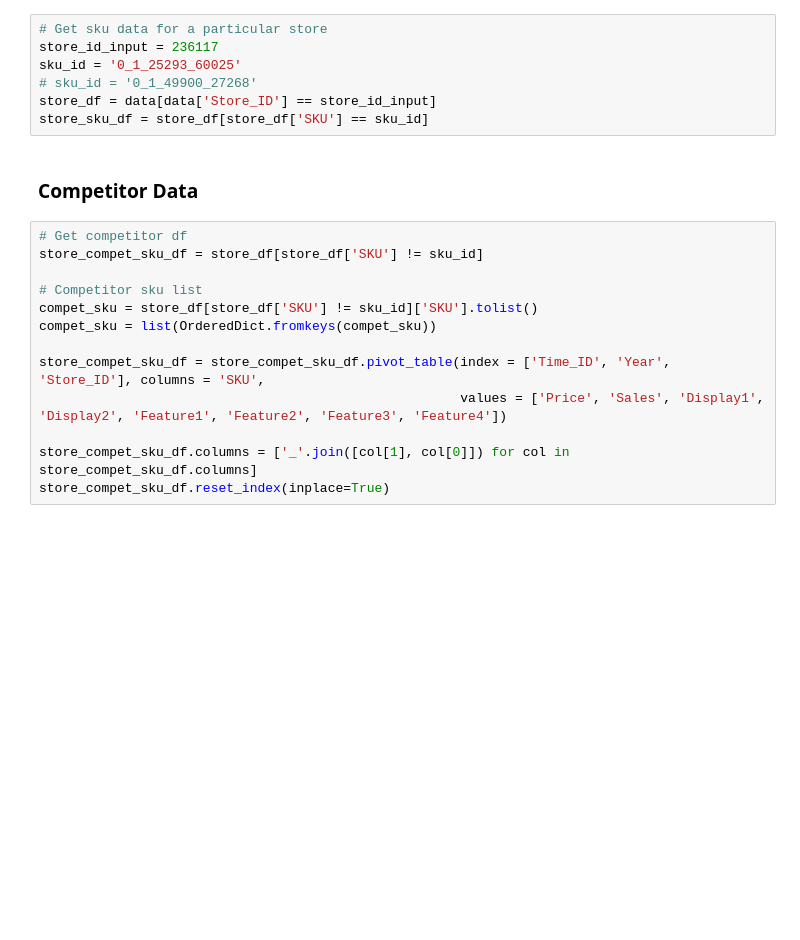
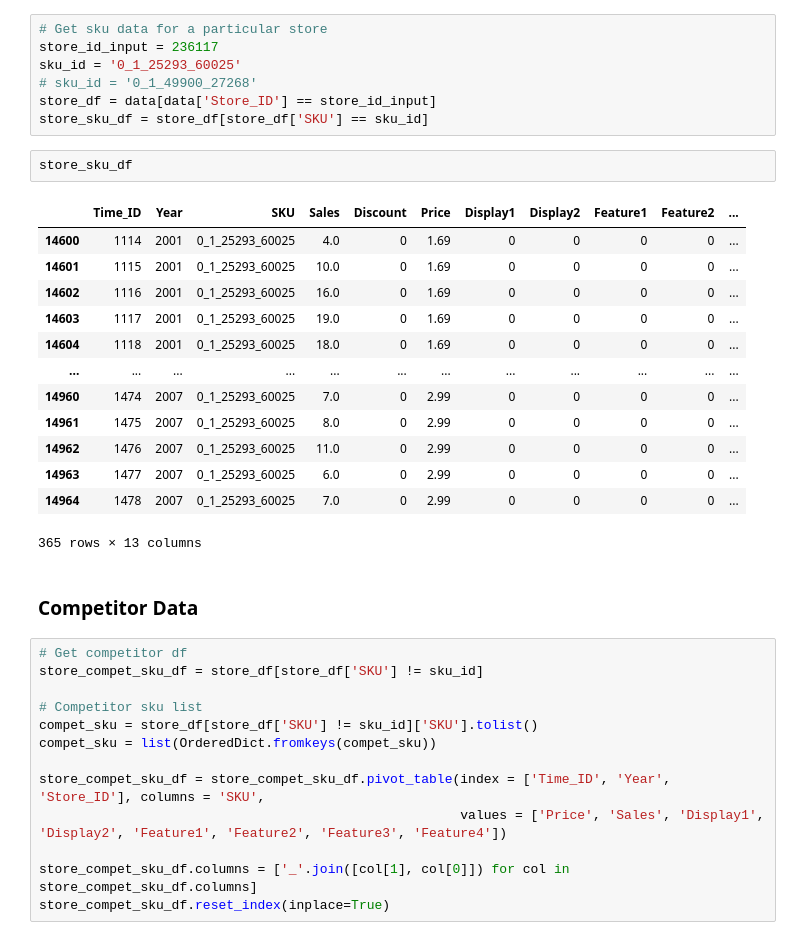
Before and after one commit to davzoku/ai-planning, a Jupyter notebook: our_impl/notebooks/demand_function_translation.ipynb, the cells around one changed output. Cells and saved outputs as stored; diff of their text form; blank space fills up the shorter version.

```diff
--- a/our_impl/notebooks/demand_function_translation.ipynb
+++ b/our_impl/notebooks/demand_function_translation.ipynb
@@ -16,6 +53,22 @@ sku_id = '0_1_25293_60025'
 # sku_id = '0_1_49900_27268'
 store_df = data[data['Store_ID'] == store_id_input]
 store_sku_df = store_df[store_df['SKU'] == sku_id]
+# %%
+store_sku_df
+# %% [output]
+|  | Time_ID | Year | SKU | Sales | Discount | Price | Display1 | Display2 | Feature1 | Feature2 | ... |
+| 14600 | 1114 | 2001 | 0_1_25293_60025 | 4.0 | 0 | 1.69 | 0 | 0 | 0 | 0 | ... |
+| 14601 | 1115 | 2001 | 0_1_25293_60025 | 10.0 | 0 | 1.69 | 0 | 0 | 0 | 0 | ... |
+| 14602 | 1116 | 2001 | 0_1_25293_60025 | 16.0 | 0 | 1.69 | 0 | 0 | 0 | 0 | ... |
+| 14603 | 1117 | 2001 | 0_1_25293_60025 | 19.0 | 0 | 1.69 | 0 | 0 | 0 | 0 | ... |
+| 14604 | 1118 | 2001 | 0_1_25293_60025 | 18.0 | 0 | 1.69 | 0 | 0 | 0 | 0 | ... |
+| ... | ... | ... | ... | ... | ... | ... | ... | ... | ... | ... | ... |
+| 14960 | 1474 | 2007 | 0_1_25293_60025 | 7.0 | 0 | 2.99 | 0 | 0 | 0 | 0 | ... |
+| 14961 | 1475 | 2007 | 0_1_25293_60025 | 8.0 | 0 | 2.99 | 0 | 0 | 0 | 0 | ... |
+| 14962 | 1476 | 2007 | 0_1_25293_60025 | 11.0 | 0 | 2.99 | 0 | 0 | 0 | 0 | ... |
+| 14963 | 1477 | 2007 | 0_1_25293_60025 | 6.0 | 0 | 2.99 | 0 | 0 | 0 | 0 | ... |
+| 14964 | 1478 | 2007 | 0_1_25293_60025 | 7.0 | 0 | 2.99 | 0 | 0 | 0 | 0 | ... |
+365 rows × 13 columns
 # %% [markdown]
 ### Competitor Data
 # %%
```
Also changed, not shown: parts of 10 cells of this notebook, 3 other files.
